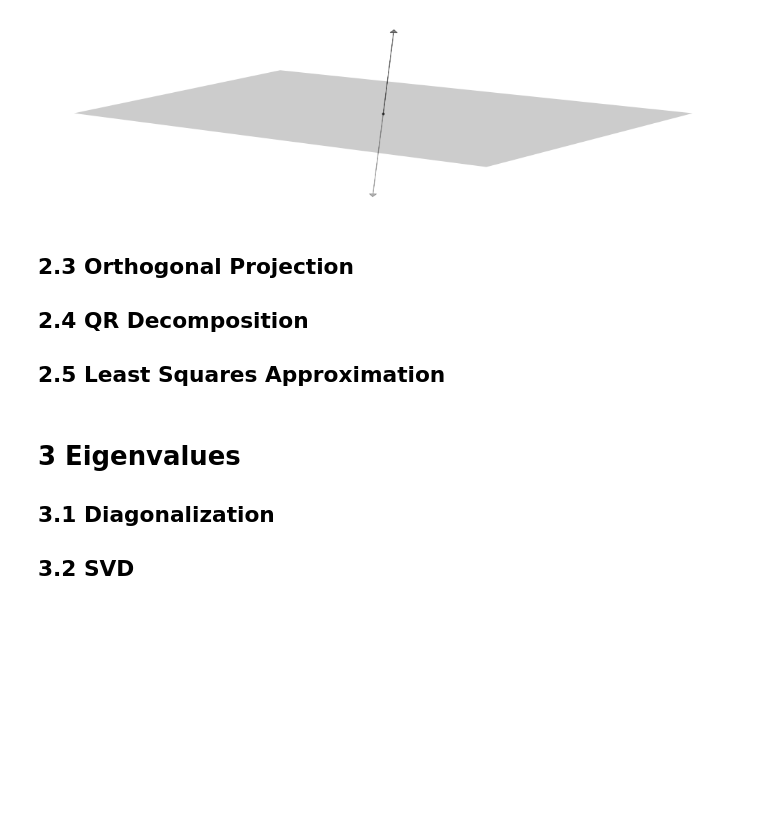
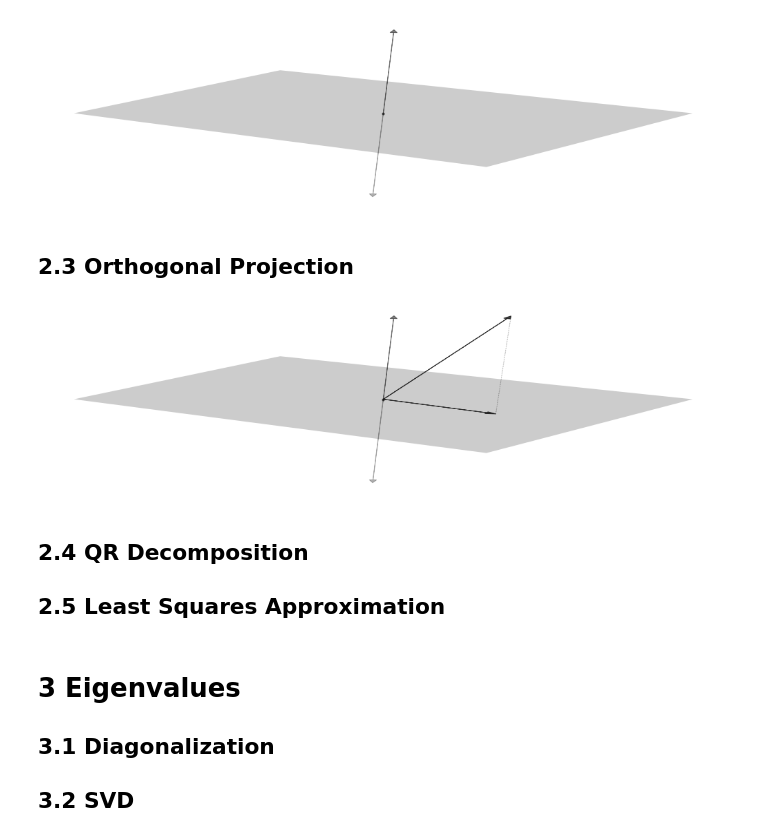
Before and after one commit to UBCMath/MATH307, a Jupyter notebook: img/images.ipynb, the cells around one changed output. Saved outputs shown, nothing was run; the diff lists cells and outputs as text; code cells hidden in the pictures; blank space fills up the shorter version.

Commit message:
Update section on orthogonal projection

```diff
--- a/img/images.ipynb
+++ b/img/images.ipynb
@@ -320,9 +320,24 @@ plt.savefig('02_02_01.png',dpi=300)
 plt.show()
 # %% [output]
 [figure]
+# %% [markdown]
+## 2.3 Orthogonal Projection
+# %%
+plt.figure(figsize=(14,4))
+plt.arrow(0.5,1,-0.05,-1.5,color='k',head_width=0.035,alpha=0.3)
+plt.fill([-1,0,2,1],[1,1.8,1,0],'k',alpha=0.2)
+plt.arrow(0.5,1,0.05,1.5,color='k',head_width=0.035,alpha=0.5)
+plt.arrow(0.5,1,0.5,-0.25,color='k',head_width=0.035,alpha=0.75)
+plt.arrow(0.5,1,0.6,1.5,color='k',head_width=0.035,alpha=0.75)
+plt.arrow(1.045,0.72,0.073,1.8,color='k',head_width=0.0,alpha=0.2,ls=':')
+plt.plot(0.5,1,'k.',alpha=0.6,ms=6)
+plt.axis(False)
+plt.tight_layout()
+plt.savefig('02_03_01.png',dpi=300)
+plt.show()
+# %% [output]
+[figure, added]
 # %% [markdown]
-## 2.3 Orthogonal Projection
-
 ## 2.4 QR Decomposition
 
 ## 2.5 Least Squares Approximation
```
Also changed, not shown: parts of 1 cell of this notebook, 6 other files.
